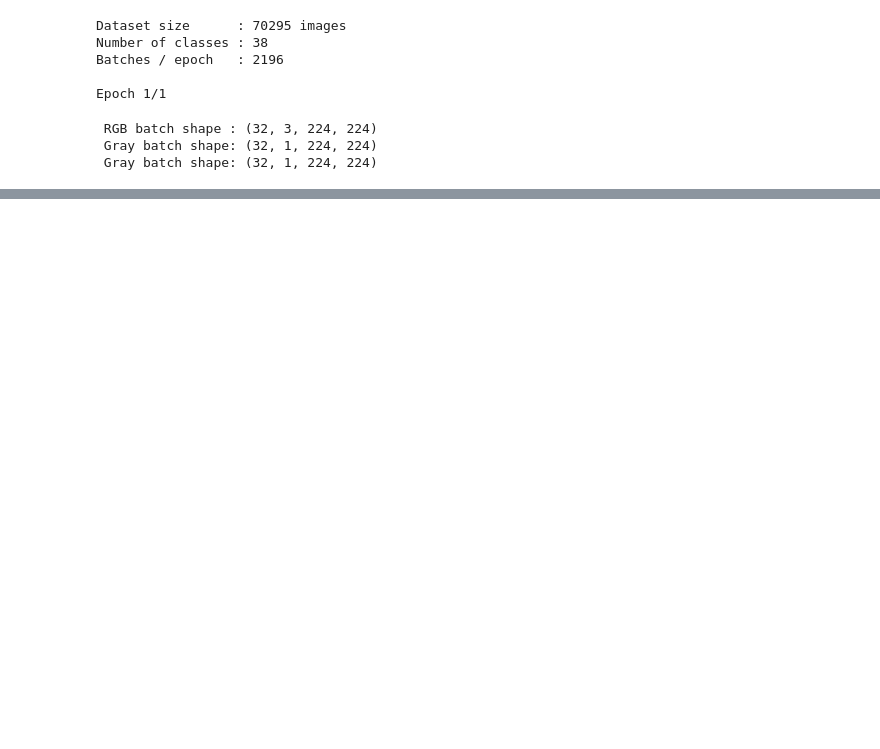
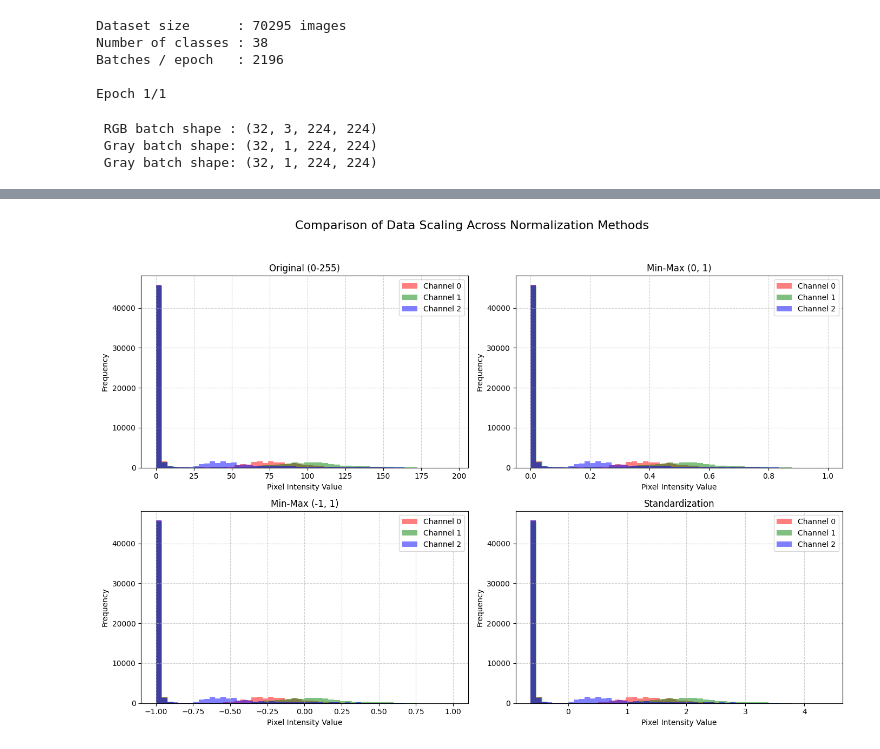
Before and after one commit to tranthanh22/data-mining-l1, a Jupyter notebook: notebook/01_image_proc.ipynb, the cells around one changed output, grey strips where cells are left out. Drawn from its saved outputs; the diff is of its cells as text; code cells hidden in the pictures; blank space fills up the shorter version.

```diff
--- a/notebook/01_image_proc.ipynb
+++ b/notebook/01_image_proc.ipynb
@@ -201,14 +238,10 @@ dataset, loader = build_image_pipeline(
 # %%
-# =====================================================
-# Standalone resize & save
-# =====================================================
-OUTPUT_ROOT = r"C:/Users/GEED/Documents/data-mining-l1/data/images/subset_resized_224"
-TARGET_SIZE = (224, 224)
+# RESIZE & SAVE PIPELINE
 NUM_WORKERS = min(16, os.cpu_count() * 2)
 
 os.makedirs(OUTPUT_ROOT, exist_ok=True)
 
-def resize_and_save(img_path, label):
+def ResizeAndSave(img_path, label):
     try:
         class_name = dataset.idx_to_class[label]
         out_dir = os.path.join(OUTPUT_ROOT, class_name)
@@ -230,7 +263,7 @@ tasks = list(zip(dataset.image_paths, dataset.labels))
 success = 0
 with ThreadPoolExecutor(max_workers=NUM_WORKERS) as executor:
     futures = [
-        executor.submit(resize_and_save, p, l)
+        executor.submit(ResizeAndSave, p, l)
         for p, l in tasks
     ]
 
@@ -238,5 +271,5 @@ with ThreadPoolExecutor(max_workers=NUM_WORKERS) as executor:
         if f.result():
             success += 1
 
-print(f"✅ Saved {success}/{len(tasks)} images")
+print(f"Loading {success}/{len(tasks)} images")
 # %% [output]
@@ -380 +840,49 @@ def describe(img):
+# %%
+# FIXING THE NAMEERROR AND ACTIVATING COMPARISON
+
+# pick a sample image from the dataset so that `sample_img` exists
+sample_path = random.choice(dataset.image_paths)
+sample_img = cv2.imread(sample_path)
+if sample_img is None:
+    raise RuntimeError(f"failed to read {sample_path}")
+sample_img = cv2.cvtColor(sample_img, cv2.COLOR_BGR2RGB)
+
+# Ensure the normalizer object is initialized
+# This creates the instance that contains the required methods
+normalizer = ImageNormalizer()
+
+# Access methods through the 'normalizer' object
+# We use dot notation (object.method) to solve the NameError
+# Method 1: Scaling to [0, 1] range
+img_01 = normalizer.NormMinMax(sample_img, (0, 1))
+
+# Method 2: Scaling to [-1, 1] range
+img_11 = normalizer.NormMinMax(sample_img, (-1, 1))
+
+# Method 3: Z-score Standardization (Mean ≈ 0, Std ≈ 1)
+img_std = normalizer.NormStandardization(sample_img)
+
+# VISUALIZATION SETUP
+# The rest of your plotting code remains the same
+titles = ['Original (0-255)', 'Min-Max (0, 1)', 'Min-Max (-1, 1)', 'Standardization']
+images = [sample_img, img_01, img_11, img_std]
+
+fig, axes = plt.subplots(2, 2, figsize=(14, 10))
+fig.suptitle("Comparison of Data Scaling Across Normalization Methods", fontsize=16)
+
+for i, ax in enumerate(axes.flat):
+    for j, color in enumerate(['red', 'green', 'blue']):
+        # Flattening channels to visualize pixel distribution
+        ax.hist(images[i][..., j].ravel(), bins=50, color=color, alpha=0.5, label=f'Channel {j}')
+
+    ax.set_title(titles[i])
+    ax.set_xlabel("Pixel Intensity Value")
+    ax.set_ylabel("Frequency")
+    ax.legend()
+    ax.grid(True, linestyle='--', alpha=0.6)
+
+plt.tight_layout(rect=[0, 0.03, 1, 0.95])
+plt.show()
+# %% [output]
+[figure, added]
 # %% [markdown]
```
Also changed, not shown: parts of 24 cells of this notebook, 4 other files.
